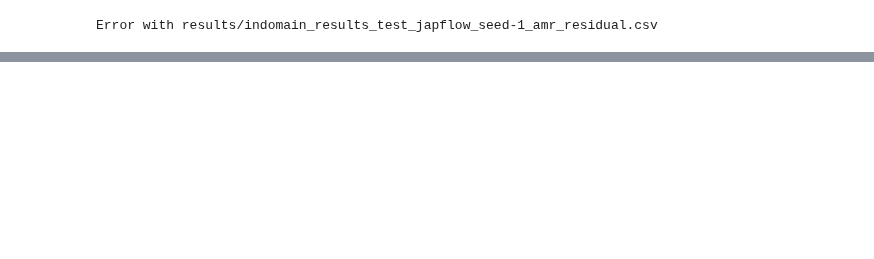
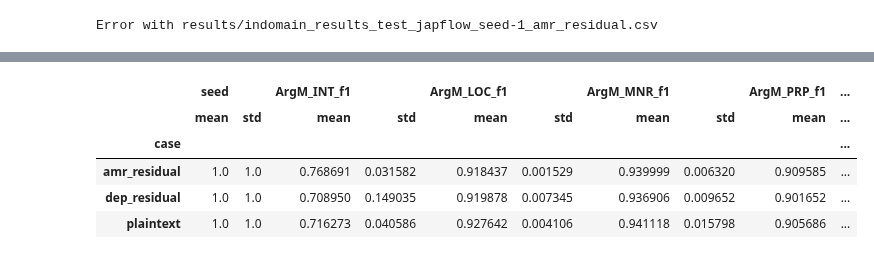
Before and after one commit to ShoRit/flow_graphs, a Jupyter notebook: code/analysis_notebooks/indomain_error_analysis.ipynb, the cells around one changed output, grey strips where cells are left out. Cells and saved outputs as stored; diff of their text form; code cells hidden in the pictures; blank space fills up the shorter version.

```diff
--- a/code/analysis_notebooks/indomain_error_analysis.ipynb
+++ b/code/analysis_notebooks/indomain_error_analysis.ipynb
@@ -45,0 +92,10 @@ Error with results/indomain_results_test_japflow_seed-1_amr_residual.csv
+# %%
+risec_grouped = risec_df.groupby("case").aggregate(["mean", "std"])
+risec_grouped
+# %% [output]
+|  | seed |  | ArgM_INT_f1 |  | ArgM_LOC_f1 |  | ArgM_MNR_f1 |  | ArgM_PRP_f1 | ... |
+|  | mean | std | mean | std | mean | std | mean | std | mean | ... |
+| case |  |  |  |  |  |  |  |  |  | ... |
+| amr_residual | 1.0 | 1.0 | 0.768691 | 0.031582 | 0.918437 | 0.001529 | 0.939999 | 0.006320 | 0.909585 | ... |
+| dep_residual | 1.0 | 1.0 | 0.708950 | 0.149035 | 0.919878 | 0.007345 | 0.936906 | 0.009652 | 0.901652 | ... |
+| plaintext | 1.0 | 1.0 | 0.716273 | 0.040586 | 0.927642 | 0.004106 | 0.941118 | 0.015798 | 0.905686 | ... |
```
Also changed, not shown: parts of 16 cells of this notebook, 7 other files.
